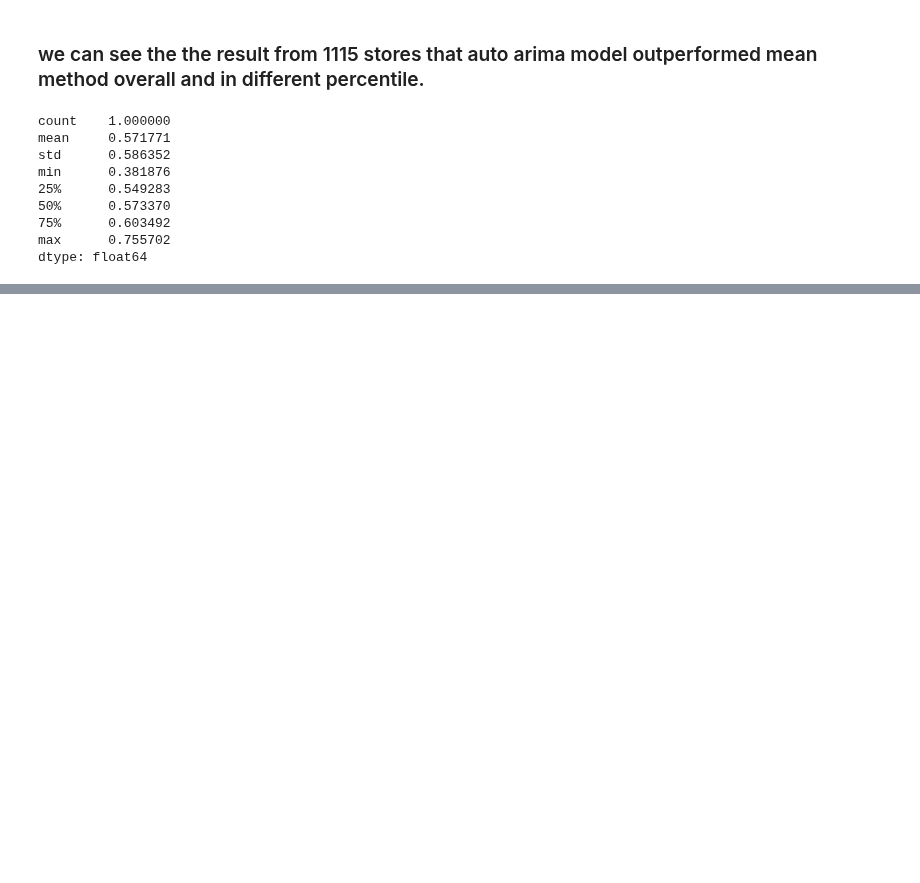
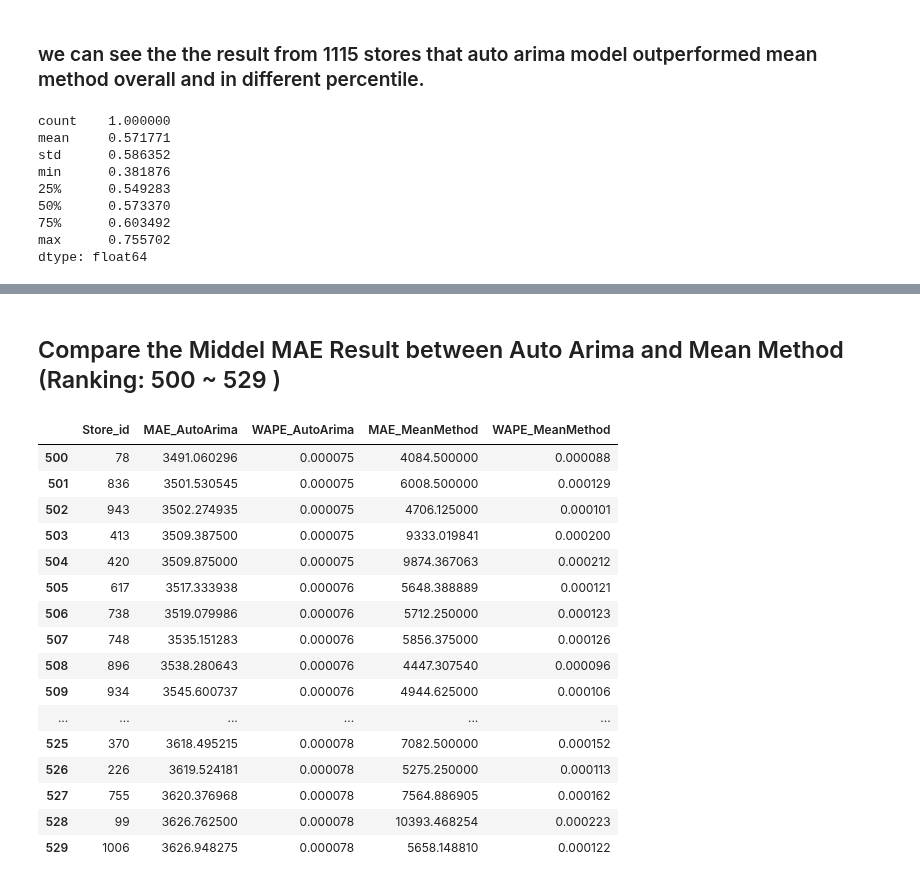
Before and after one commit to yoyo6022/covid-19, a Jupyter notebook: Notebook/Model Evaluation.ipynb, the cells around one changed output, grey strips where cells are left out. Drawn from its saved outputs; the diff is of its cells as text; code cells hidden in the pictures; blank space fills up the shorter version.

```diff
--- a/Notebook/Model Evaluation.ipynb
+++ b/Notebook/Model Evaluation.ipynb
@@ -188,0 +189,23 @@ plt.show()
+# %% [markdown]
+## Compare the Middel MAE Result between Auto Arima and Mean Method (Ranking: 500 ~ 529 )
+# %%
+mae_autorima_best500_529=model_eval.sort_values('MAE_AutoArima', ascending=True).reset_index(drop=True).loc[500:529]
+mae_autorima_best500_529
+# %% [output]
+|  | Store_id | MAE_AutoArima | WAPE_AutoArima | MAE_MeanMethod | WAPE_MeanMethod |
+| 500 | 78 | 3491.060296 | 0.000075 | 4084.500000 | 0.000088 |
+| 501 | 836 | 3501.530545 | 0.000075 | 6008.500000 | 0.000129 |
+| 502 | 943 | 3502.274935 | 0.000075 | 4706.125000 | 0.000101 |
+| 503 | 413 | 3509.387500 | 0.000075 | 9333.019841 | 0.000200 |
+| 504 | 420 | 3509.875000 | 0.000075 | 9874.367063 | 0.000212 |
+| 505 | 617 | 3517.333938 | 0.000076 | 5648.388889 | 0.000121 |
+| 506 | 738 | 3519.079986 | 0.000076 | 5712.250000 | 0.000123 |
+| 507 | 748 | 3535.151283 | 0.000076 | 5856.375000 | 0.000126 |
+| 508 | 896 | 3538.280643 | 0.000076 | 4447.307540 | 0.000096 |
+| 509 | 934 | 3545.600737 | 0.000076 | 4944.625000 | 0.000106 |
+| ... | ... | ... | ... | ... | ... |
+| 525 | 370 | 3618.495215 | 0.000078 | 7082.500000 | 0.000152 |
+| 526 | 226 | 3619.524181 | 0.000078 | 5275.250000 | 0.000113 |
+| 527 | 755 | 3620.376968 | 0.000078 | 7564.886905 | 0.000162 |
+| 528 | 99 | 3626.762500 | 0.000078 | 10393.468254 | 0.000223 |
+| 529 | 1006 | 3626.948275 | 0.000078 | 5658.148810 | 0.000122 |
```
Also changed, not shown: parts of 7 cells of this notebook.
